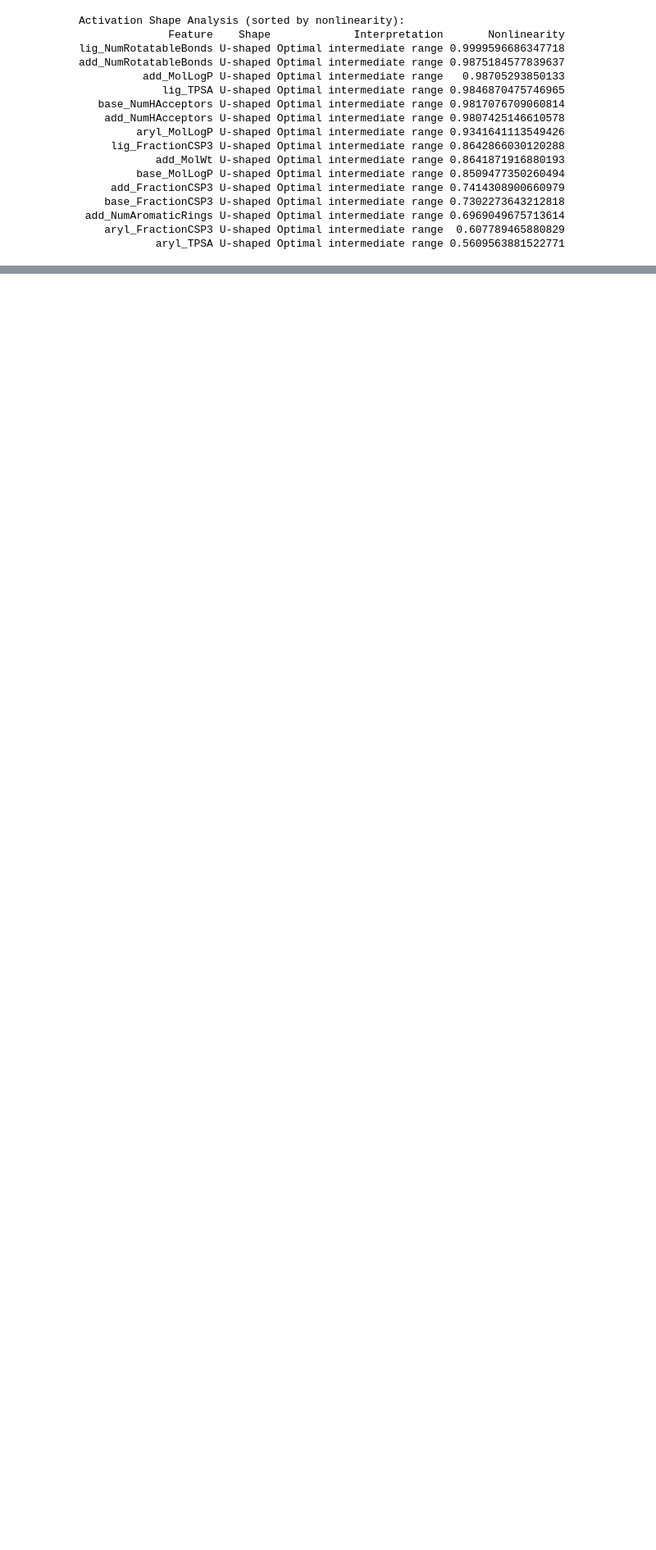
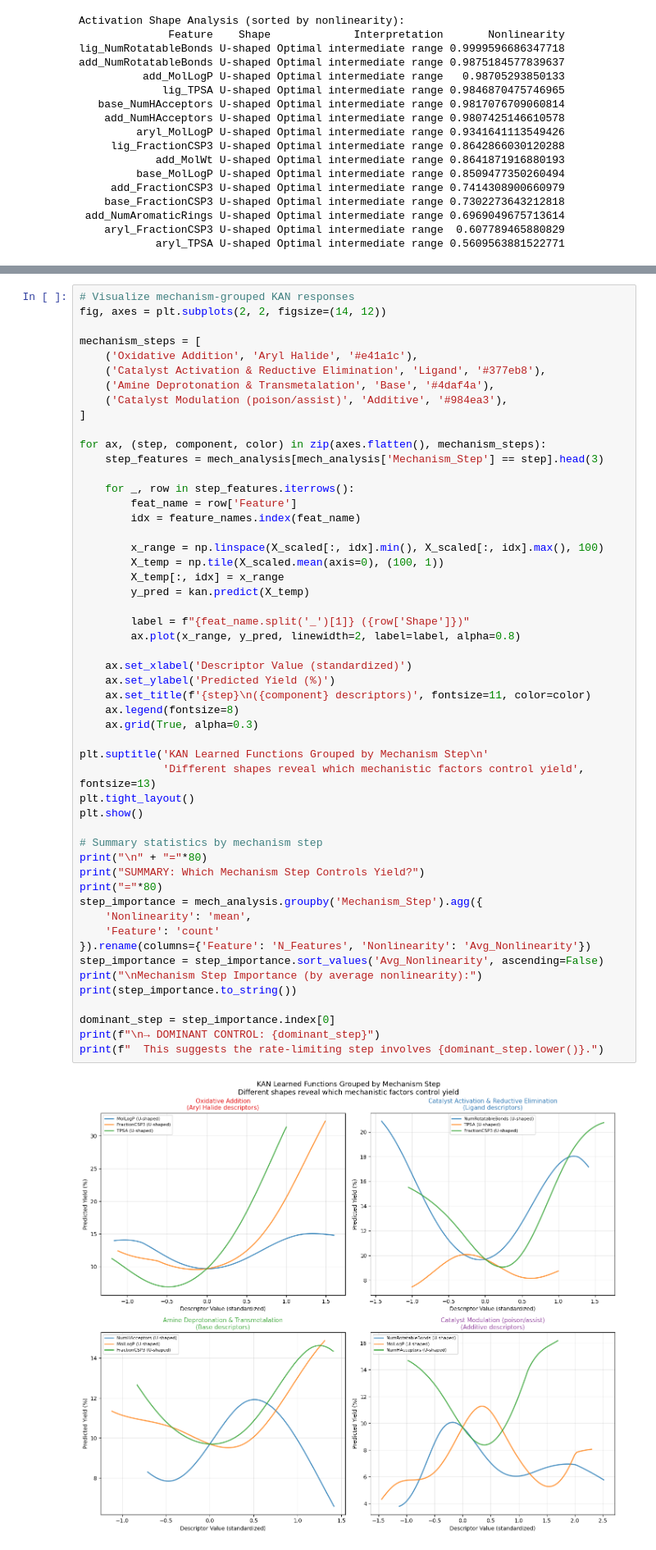
Before and after one commit to gabegomes/pycse, a Jupyter notebook: src/pycse/examples/KAN_Chemistry_Yield_Prediction.ipynb, the cells around one changed output, grey strips where cells are left out. Shown at 82% size. Drawn from its saved outputs; the diff is of its cells as text; blank space fills up the shorter version.

```diff
--- a/src/pycse/examples/KAN_Chemistry_Yield_Prediction.ipynb
+++ b/src/pycse/examples/KAN_Chemistry_Yield_Prediction.ipynb
@@ -974,0 +1119,54 @@ plt.show()
+# %%
+# Visualize mechanism-grouped KAN responses
+fig, axes = plt.subplots(2, 2, figsize=(14, 12))
+
+mechanism_steps = [
+    ('Oxidative Addition', 'Aryl Halide', '#e41a1c'),
+    ('Catalyst Activation & Reductive Elimination', 'Ligand', '#377eb8'),
+    ('Amine Deprotonation & Transmetalation', 'Base', '#4daf4a'),
+    ('Catalyst Modulation (poison/assist)', 'Additive', '#984ea3'),
+]
+
+for ax, (step, component, color) in zip(axes.flatten(), mechanism_steps):
+    step_features = mech_analysis[mech_analysis['Mechanism_Step'] == step].head(3)
+
+    for _, row in step_features.iterrows():
+        feat_name = row['Feature']
+        idx = feature_names.index(feat_name)
+
+        x_range = np.linspace(X_scaled[:, idx].min(), X_scaled[:, idx].max(), 100)
+        X_temp = np.tile(X_scaled.mean(axis=0), (100, 1))
+        X_temp[:, idx] = x_range
+        y_pred = kan.predict(X_temp)
+
+        label = f"{feat_name.split('_')[1]} ({row['Shape']})"
+        ax.plot(x_range, y_pred, linewidth=2, label=label, alpha=0.8)
+
+    ax.set_xlabel('Descriptor Value (standardized)')
+    ax.set_ylabel('Predicted Yield (%)')
+    ax.set_title(f'{step}\n({component} descriptors)', fontsize=11, color=color)
+    ax.legend(fontsize=8)
+    ax.grid(True, alpha=0.3)
+
+plt.suptitle('KAN Learned Functions Grouped by Mechanism Step\n'
+             'Different shapes reveal which mechanistic factors control yield', fontsize=13)
+plt.tight_layout()
+plt.show()
+
+# Summary statistics by mechanism step
+print("\n" + "="*80)
+print("SUMMARY: Which Mechanism Step Controls Yield?")
+print("="*80)
+step_importance = mech_analysis.groupby('Mechanism_Step').agg({
+    'Nonlinearity': 'mean',
+    'Feature': 'count'
+}).rename(columns={'Feature': 'N_Features', 'Nonlinearity': 'Avg_Nonlinearity'})
+step_importance = step_importance.sort_values('Avg_Nonlinearity', ascending=False)
+print("\nMechanism Step Importance (by average nonlinearity):")
+print(step_importance.to_string())
+
+dominant_step = step_importance.index[0]
+print(f"\n→ DOMINANT CONTROL: {dominant_step}")
+print(f"  This suggests the rate-limiting step involves {dominant_step.lower()}.")
+# %% [output]
+[figure, added]
```
Also changed, not shown: parts of 4 cells of this notebook, 1 other file.
